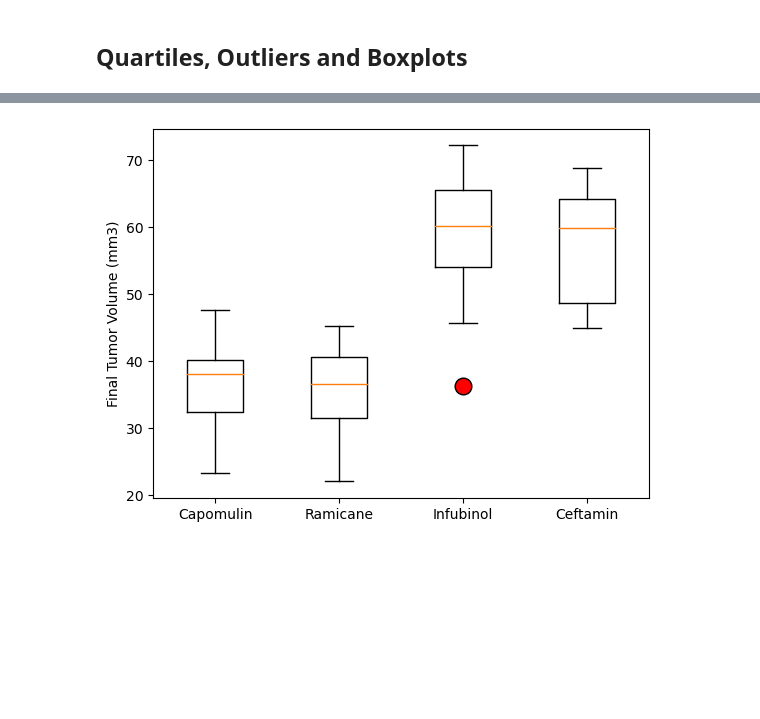
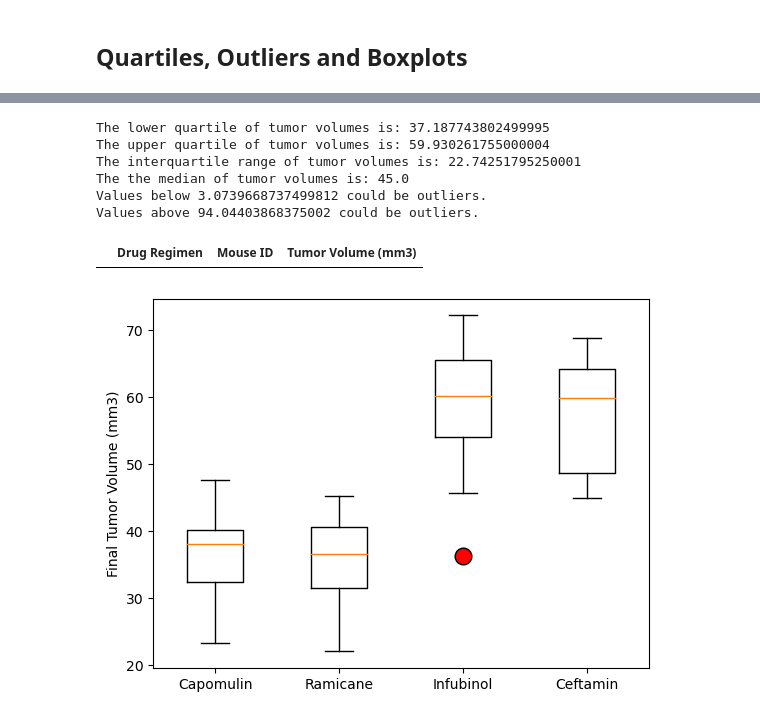
Before and after one commit to VickyL86/Data-Visualization-HWK-5, a Jupyter notebook: Pymaceuticals/pymaceuticals_starter.ipynb, the cells around one changed output, grey strips where cells are left out. Cells and saved outputs as stored; diff of their text form; code cells hidden in the pictures; blank space fills up the shorter version.

```diff
--- a/Pymaceuticals/pymaceuticals_starter.ipynb
+++ b/Pymaceuticals/pymaceuticals_starter.ipynb
@@ -228,3 +228,50 @@ Ceftamin's potential outliers: Series([], Name: Tumor Volume (mm3), dtype: float
+# %%
+# Put treatments into a list with a for loop (and later for plot labels)
+treatment_list_ticks = list(set(row['Drug Regimen'] for _, row in merged_df.iterrows()))
+#print(treatment_list_ticks)
+# Create empty list to fill with tumor vol data (for plotting)
+tumor_vol_list =[]
+
+# Calculate the IQR and quantitatively determine if there are any potential outliers.
+
+quartiles = merged_df['Tumor Volume (mm3)'].quantile([.25,.5,.75])
+lowerq = quartiles[0.25]
+upperq = quartiles[0.75]
+iqr = upperq-lowerq
+
+print(f"The lower quartile of tumor volumes is: {lowerq}")
+print(f"The upper quartile of tumor volumes is: {upperq}")
+print(f"The interquartile range of tumor volumes is: {iqr}")
+print(f"The the median of tumor volumes is: {quartiles[0.5]} ")
+
+lower_bound = lowerq - (1.5*iqr)
+upper_bound = upperq + (1.5*iqr)
+print(f"Values below {lower_bound} could be outliers.")
+print(f"Values above {upper_bound} could be outliers.")
+
+    # Locate the rows which contain mice on each drug and get the tumor volumes
+
+treatment_vs_volume = merged_df[["Mouse ID","Drug Regimen", "Tumor Volume (mm3)"]]
+
+    # add subset
+treatment_vs_volume = treatment_vs_volume.set_index("Drug Regimen")
+treatment_vs_volume = treatment_vs_volume.loc[["Capomulin", "Ramicane", "Infubinol", "Ceftamin"], :]
+treatment_vs_volume = treatment_vs_volume.reset_index()
+treatment_vs_volume.head()
+
+    # Determine outliers using upper and lower bounds
+outliers = treatment_vs_volume.loc[(treatment_vs_volume["Tumor Volume (mm3)"] < lower_bound) | (treatment_vs_volume["Tumor Volume (mm3)"] > upper_bound), :]
+
+
+outliers.head()
+# %% [output]
+The lower quartile of tumor volumes is: 37.187743802499995
+The upper quartile of tumor volumes is: 59.930261755000004
+The interquartile range of tumor volumes is: 22.74251795250001
+The the median of tumor volumes is: 45.0
+Values below 3.0739668737499812 could be outliers.
+Values above 94.04403868375002 could be outliers.
+|  | Drug Regimen | Mouse ID | Tumor Volume (mm3) |
 # %%
 # Generate a box plot that shows the distrubution of the tumor volume for each treatment group.
 # %% [output]
```
Also changed, not shown: parts of 7 cells of this notebook.
